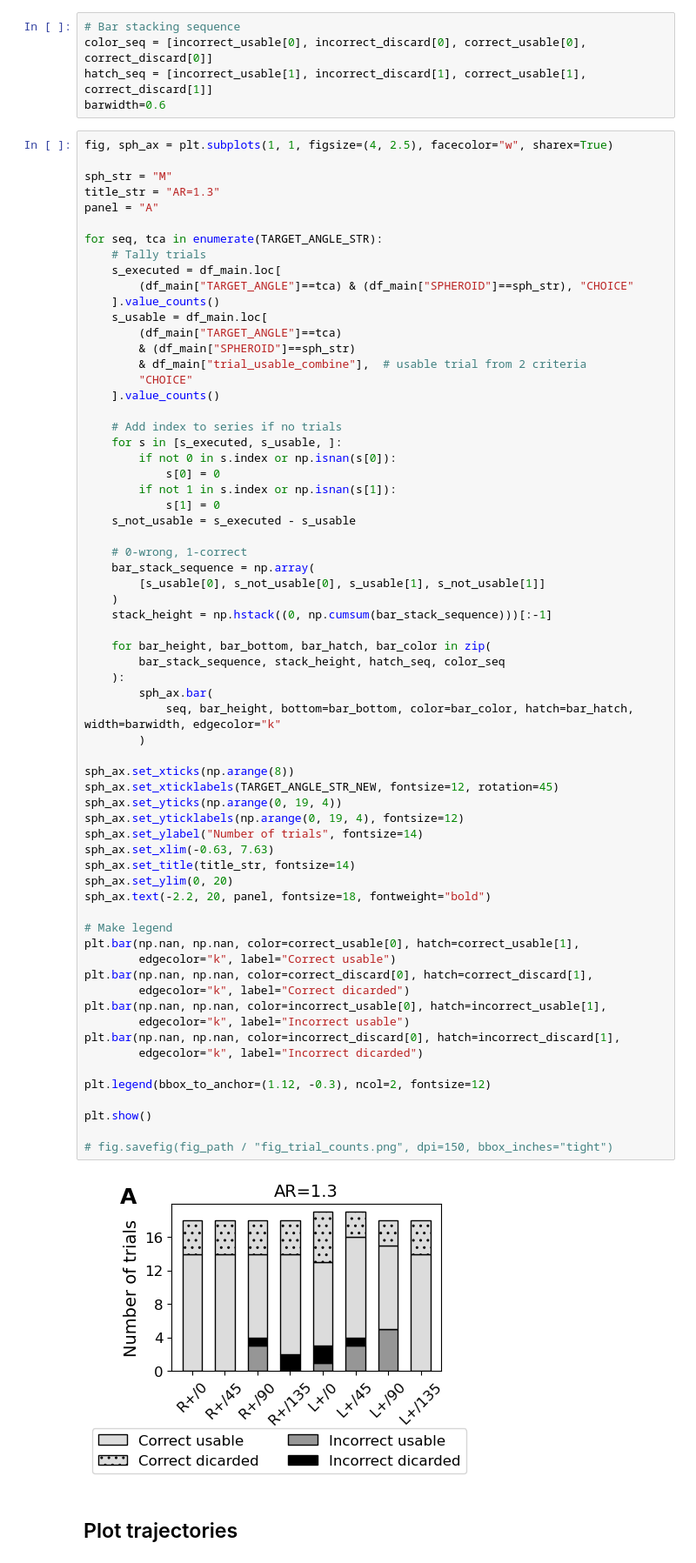
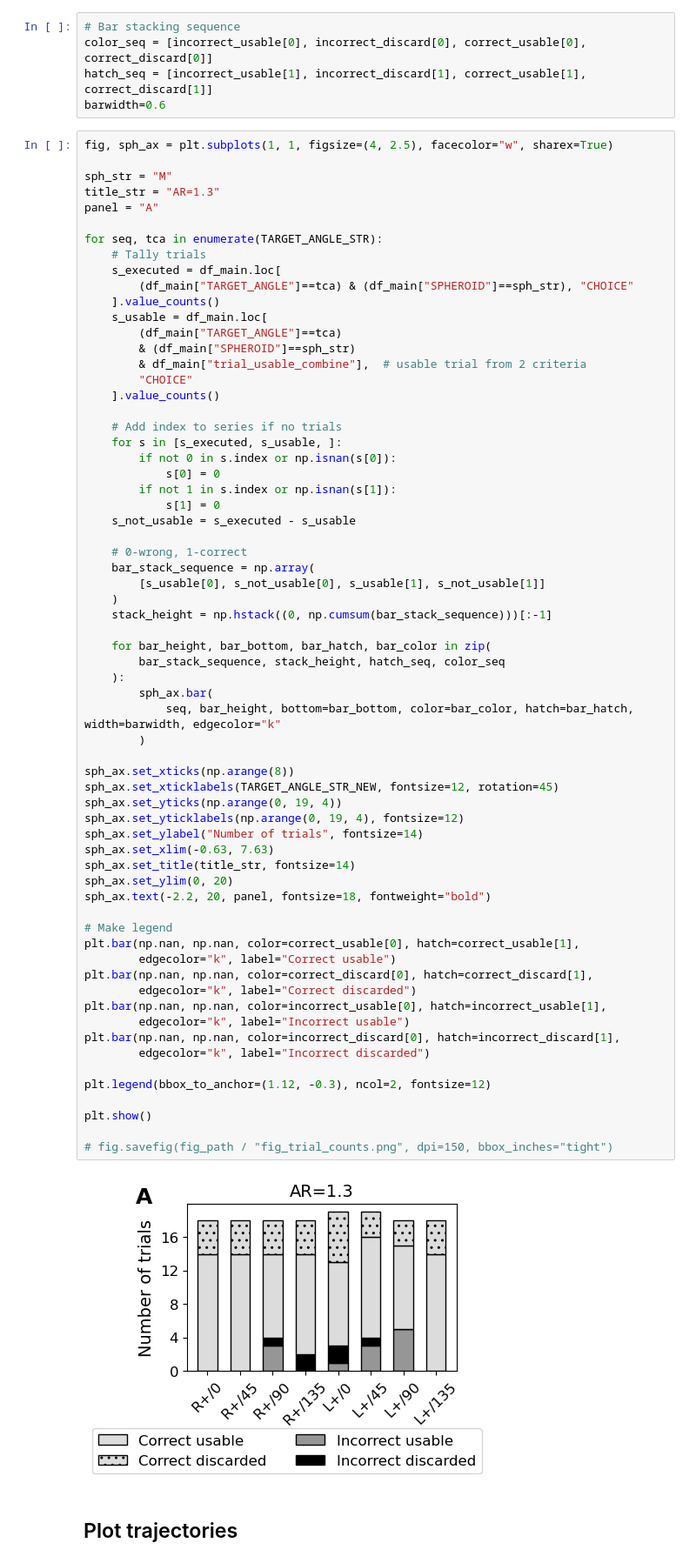
Before and after one commit to leewujung/porpoise_spheroid, a Jupyter notebook: notebooks_fig/fig_tally_track_dendrogram.ipynb, the cells around one changed output. Shown at 87% size. Saved outputs shown, nothing was run; the diff lists cells and outputs as text.

```diff
--- a/notebooks_fig/fig_tally_track_dendrogram.ipynb
+++ b/notebooks_fig/fig_tally_track_dendrogram.ipynb
@@ -155,36 +155,36 @@ for seq, tca in enumerate(TARGET_ANGLE_STR):
         bar_stack_sequence, stack_height, hatch_seq, color_seq
     ):
         sph_ax.bar(
             seq, bar_height, bottom=bar_bottom, color=bar_color, hatch=bar_hatch, width=barwidth, edgecolor="k"
         )
 
 sph_ax.set_xticks(np.arange(8))
 sph_ax.set_xticklabels(TARGET_ANGLE_STR_NEW, fontsize=12, rotation=45)
 sph_ax.set_yticks(np.arange(0, 19, 4))
 sph_ax.set_yticklabels(np.arange(0, 19, 4), fontsize=12)
 sph_ax.set_ylabel("Number of trials", fontsize=14)
 sph_ax.set_xlim(-0.63, 7.63)
 sph_ax.set_title(title_str, fontsize=14)
 sph_ax.set_ylim(0, 20)
 sph_ax.text(-2.2, 20, panel, fontsize=18, fontweight="bold")
 
 # Make legend
 plt.bar(np.nan, np.nan, color=correct_usable[0], hatch=correct_usable[1],
         edgecolor="k", label="Correct usable")
 plt.bar(np.nan, np.nan, color=correct_discard[0], hatch=correct_discard[1],
-        edgecolor="k", label="Correct dicarded")
+        edgecolor="k", label="Correct discarded")
 plt.bar(np.nan, np.nan, color=incorrect_usable[0], hatch=incorrect_usable[1],
         edgecolor="k", label="Incorrect usable")
 plt.bar(np.nan, np.nan, color=incorrect_discard[0], hatch=incorrect_discard[1],
-        edgecolor="k", label="Incorrect dicarded")
+        edgecolor="k", label="Incorrect discarded")
 
 plt.legend(bbox_to_anchor=(1.12, -0.3), ncol=2, fontsize=12)
 
 plt.show()
 
 # fig.savefig(fig_path / "fig_trial_counts.png", dpi=150, bbox_inches="tight")
 # %% [output]
-[figure, old version]
+[figure, new version]
 # %% [markdown]
 ## Plot trajectories
 # %%
```
Also changed, not shown: parts of 1 cell of this notebook, 1 other file.
